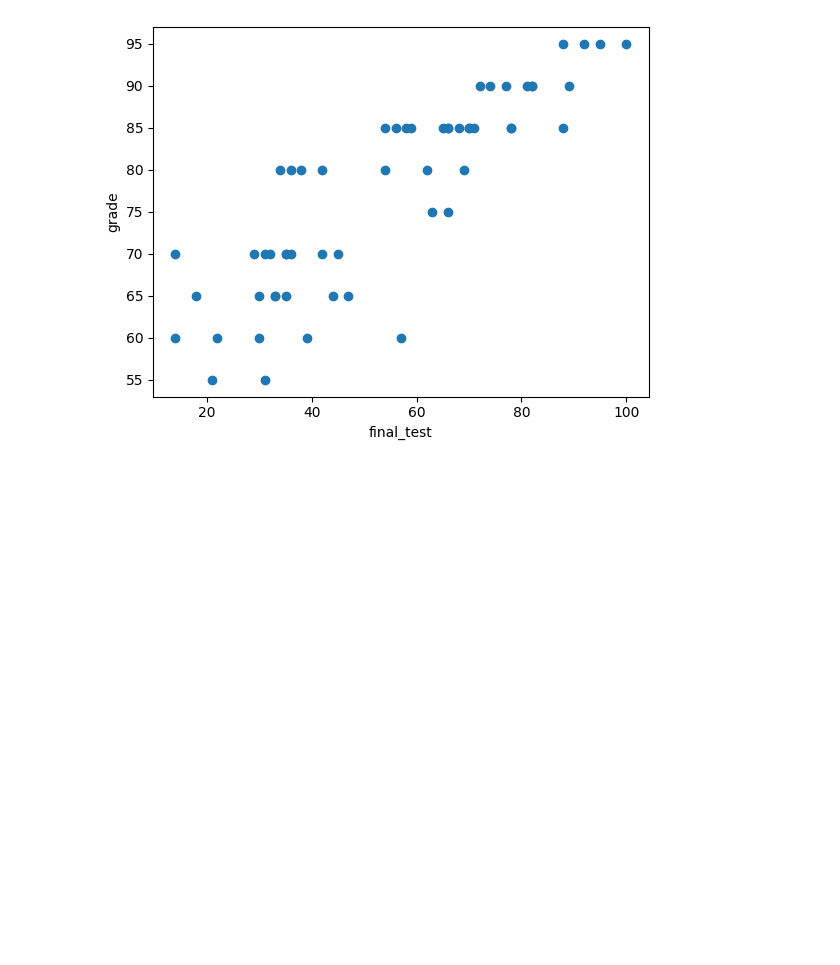
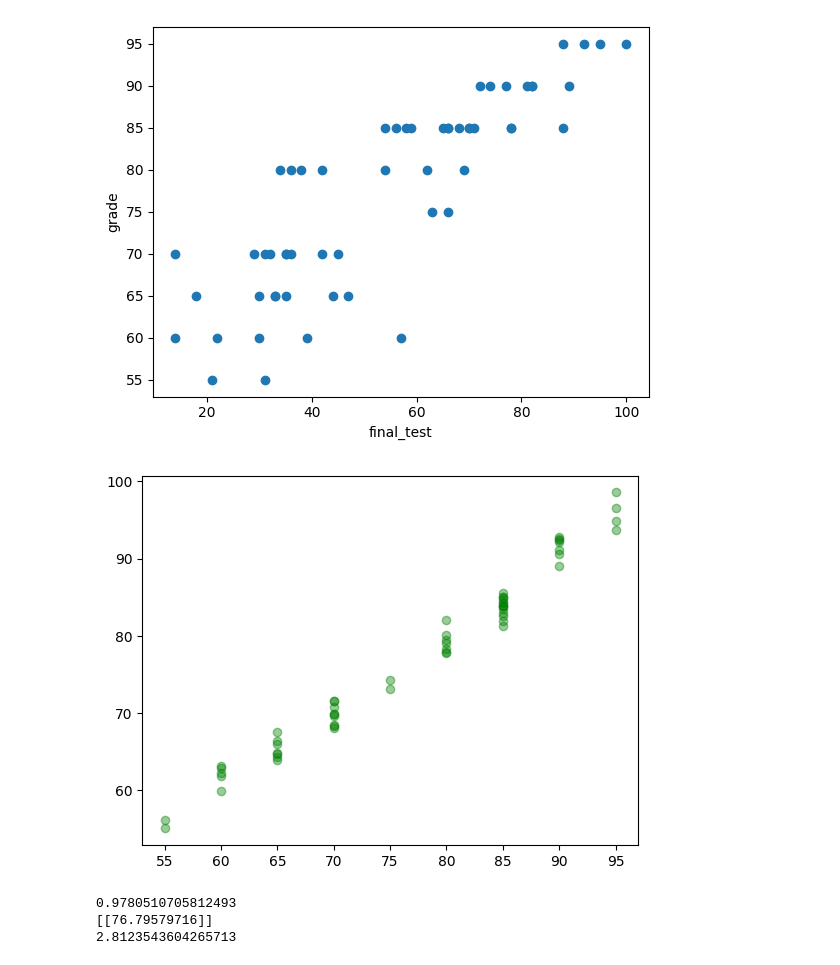
Before and after one commit to rladbstj56/2024PythonDataAnalysis, a Jupyter notebook: 241017.ipynb, the cells around one changed output. Drawn from its saved outputs; the diff is of its cells as text; code cells hidden in the pictures; blank space fills up the shorter version.

```diff
--- a/241017.ipynb
+++ b/241017.ipynb
@@ -189,9 +180,17 @@ plt.show()
 # %%
 model4 = LinearRegression()
 model4.fit(xgrade, ygrade)
-ygrade_pred = model.predict(xgrade)
+ygrade_pred = model4.predict(xgrade)
 plt.scatter(ygrade, ygrade_pred, alpha = 0.4, c='g')
 plt.show()
 
-print(model.score(xgrade, ygrade))
-print(mean_print(model.predict([[]])))
+from sklearn.metrics import mean_squared_error
+
+print(model4.score(xgrade, ygrade))
+print(model4.predict([[65,50,70,80]]))
+print(mean_squared_error(ygrade,ygrade_pred))
+# %% [output]
+[figure, added]
+0.9780510705812493
+[[76.79579716]]
+2.8123543604265713
```
Also changed, not shown: parts of 3 cells of this notebook.
